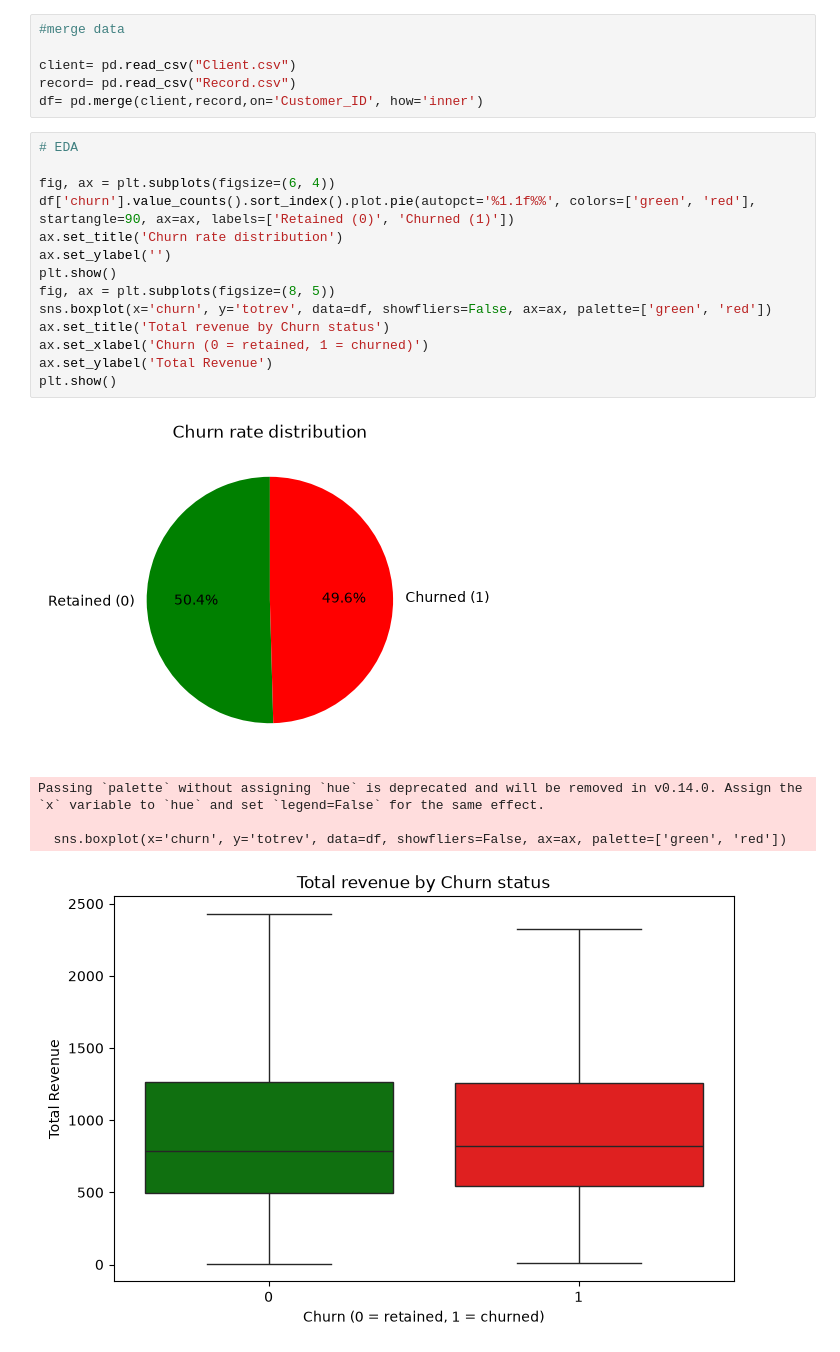
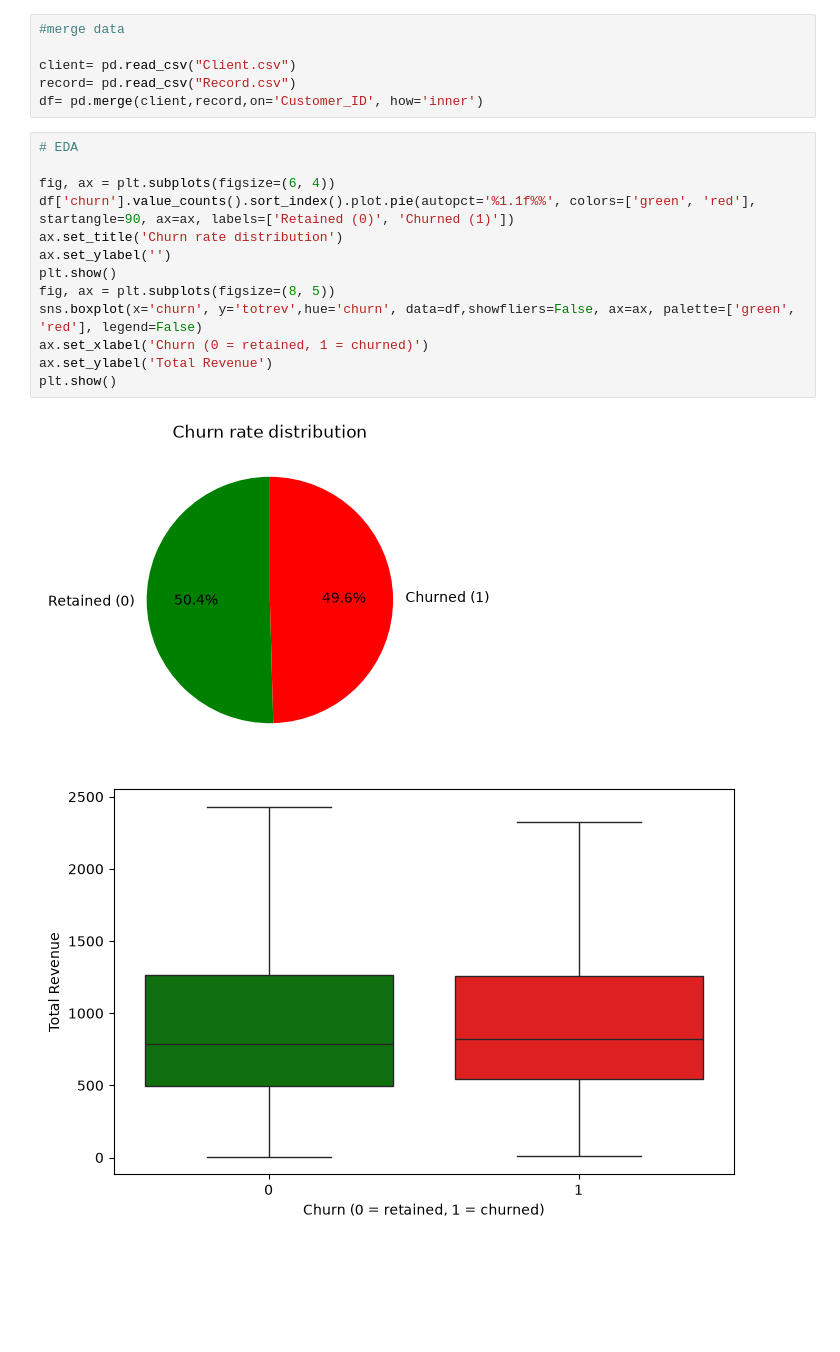
Before and after one commit to karenmaherr/SmartRetention, a Jupyter notebook: Retention.ipynb, the cells around one changed output. Cells and saved outputs as stored; diff of their text form; blank space fills up the shorter version.

```diff
--- a/Retention.ipynb
+++ b/Retention.ipynb
@@ -19,23 +19,19 @@ df= pd.merge(client,record,on='Customer_ID', how='inner')
 # %%
 # EDA
 
 fig, ax = plt.subplots(figsize=(6, 4))
 df['churn'].value_counts().sort_index().plot.pie(autopct='%1.1f%%', colors=['green', 'red'], startangle=90, ax=ax, labels=['Retained (0)', 'Churned (1)'])
 ax.set_title('Churn rate distribution')
 ax.set_ylabel('')
 plt.show()
 fig, ax = plt.subplots(figsize=(8, 5))
-sns.boxplot(x='churn', y='totrev', data=df, showfliers=False, ax=ax, palette=['green', 'red'])
-ax.set_title('Total revenue by Churn status')
+sns.boxplot(x='churn', y='totrev',hue='churn', data=df,showfliers=False, ax=ax, palette=['green', 'red'], legend=False)
 ax.set_xlabel('Churn (0 = retained, 1 = churned)')
 ax.set_ylabel('Total Revenue')
 plt.show()
 # %% [output]
 [figure]
-Passing `palette` without assigning `hue` is deprecated and will be removed in v0.14.0. Assign the `x` variable to `hue` and set `legend=False` for the same effect.
-
-  sns.boxplot(x='churn', y='totrev', data=df, showfliers=False, ax=ax, palette=['green', 'red'])
-[figure, old version]
+[figure, new version]
 # %%
 #feature engineering
 
```
Also changed, not shown: parts of 4 cells of this notebook, 1 other file.
